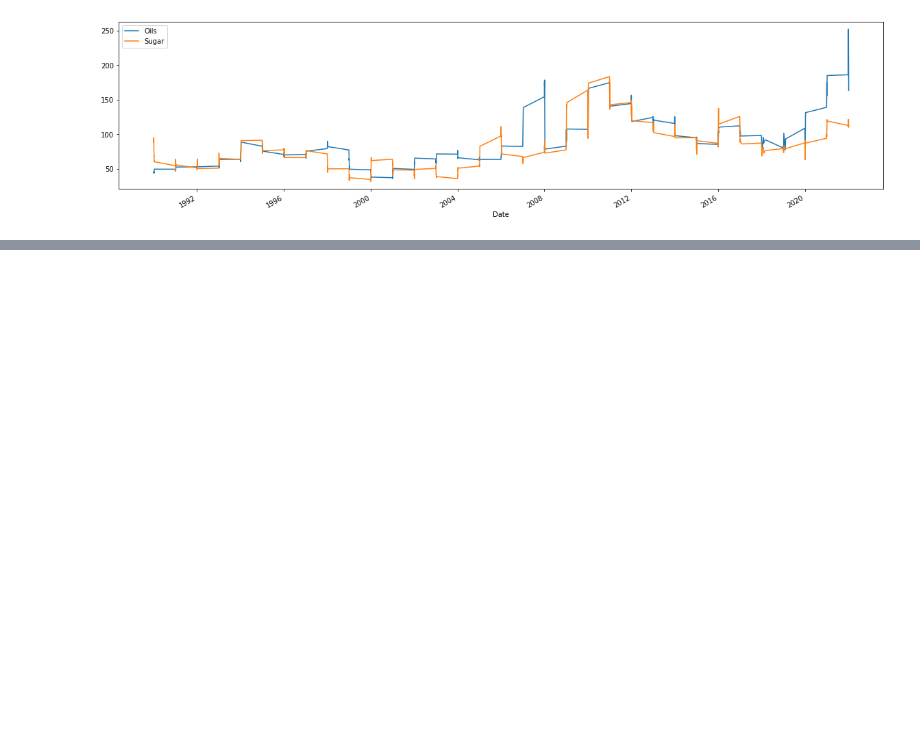
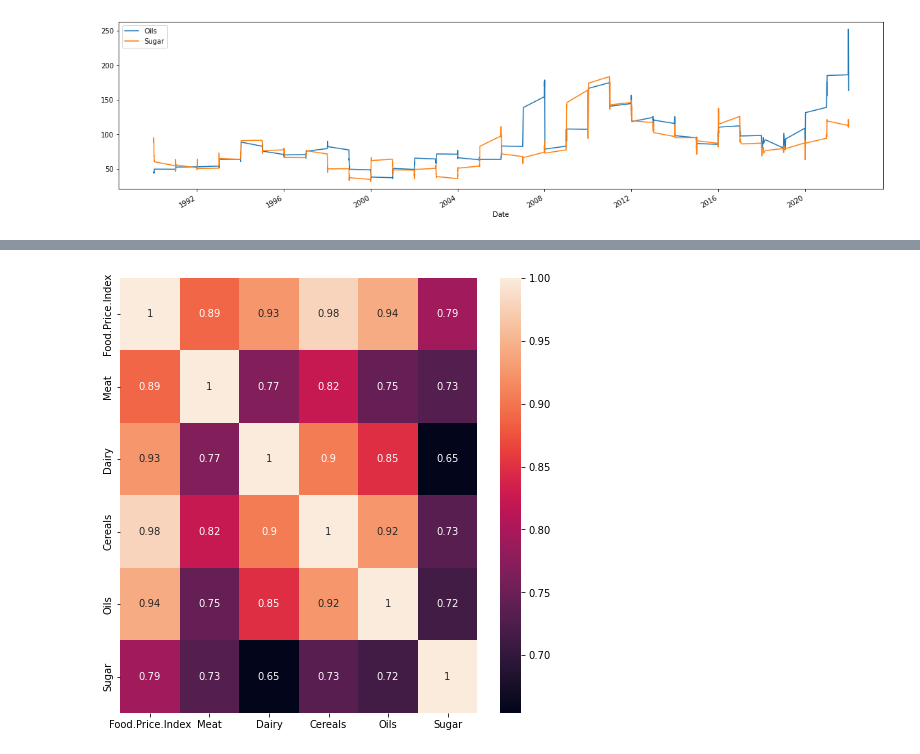
Before and after one commit to mateuszreliga/Global_food_prices, a Jupyter notebook: GFP.ipynb, the cells around one changed output, grey strips where cells are left out. Cells and saved outputs as stored; diff of their text form; code cells hidden in the pictures; blank space fills up the shorter version.

```diff
--- a/GFP.ipynb
+++ b/GFP.ipynb
@@ -133,0 +111,6 @@ table3 = pd.concat([table1, table2], axis=1)
+# %%
+plt.figure(figsize=(8,8))
+sns.heatmap(df_corr, annot=True)
+plt.show()
+# %% [output]
+[figure, added]
```
Also changed, not shown: parts of 8 cells of this notebook.
